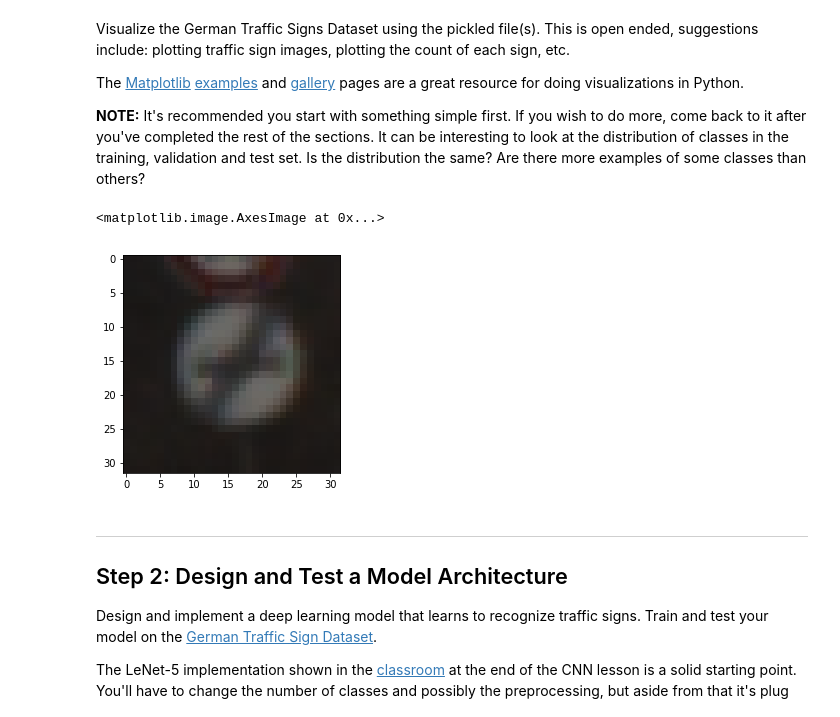
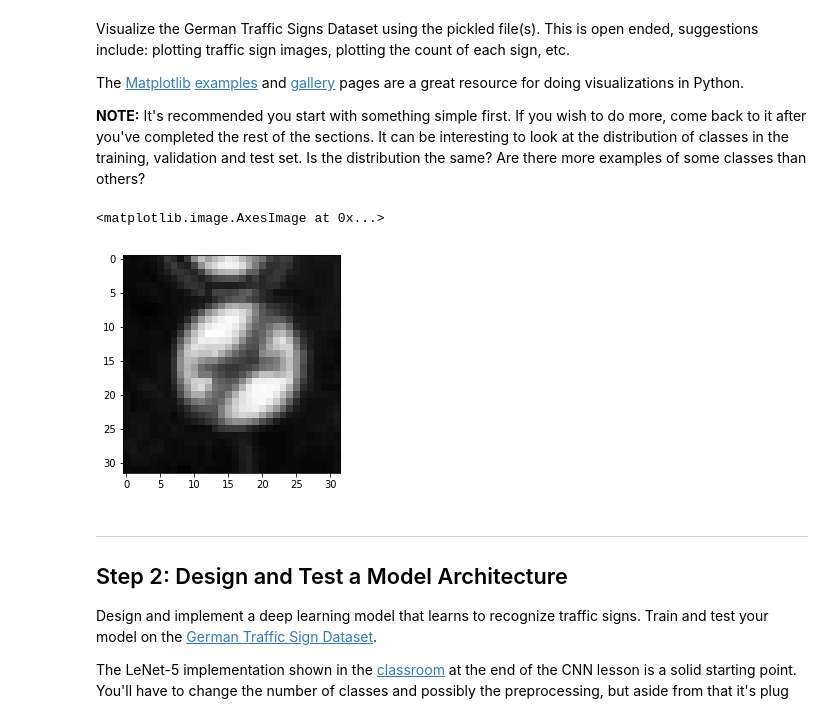
Before and after one commit to ananevans/CarND-Traffic-Sign-Classifier-Project, a Jupyter notebook: Traffic_Sign_Classifier.ipynb, the cells around one changed output. Drawn from its saved outputs; the diff is of its cells as text; code cells hidden in the pictures.

```diff
--- a/Traffic_Sign_Classifier.ipynb
+++ b/Traffic_Sign_Classifier.ipynb
@@ -21,0 +118,13 @@ The [rubric](https://review.udacity.com/#!/rubrics/481/view) contains "Stand Out
+# %%
+validation_file = 'traffic-signs-data/valid.p'
+with open(validation_file, mode='rb') as f:
+    valid = pickle.load(f)
+
+X_valid, y_valid = valid['features'], valid['labels']
+
+print(X_valid.shape, y_valid.shape)
+
+with open('traffic-signs-data/gray-valid.p', mode = 'wb') as f:
+    pickle.dump({'features': grayscale(X_valid), 'labels': y_valid}, f)
+
+print((grayscale(X_valid)).shape, y_valid.shape)
@@ -22,12 +134,17 @@ The [rubric](https://review.udacity.com/#!/rubrics/481/view) contains "Stand Out
+# %%
+testing_file = 'traffic-signs-data/test.p'
+with open(testing_file, mode='rb') as f:
+    test = pickle.load(f)
+X_test, y_test = test['features'], test['labels']
+with open('traffic-signs-data/gray-test.p', mode = 'wb') as f:
+    pickle.dump({'features': grayscale(X_test), 'labels': y_test}, f)
 # %%
 # Load pickled data
 import pickle
 
-# TODO: Fill this in based on where you saved the training and testing data
-
-training_file = 'traffic-signs-data/train.p'
-validation_file = 'traffic-signs-data/valid.p'
-testing_file = 'traffic-signs-data/test.p'
+training_file = 'traffic-signs-data/augmented-train.p'
+validation_file = 'traffic-signs-data/gray-valid.p'
+testing_file = 'traffic-signs-data/gray-test.p'
 
 with open(training_file, mode='rb') as f:
     train = pickle.load(f)
@@ -39,6 +156,11 @@ with open(testing_file, mode='rb') as f:
 X_train, y_train = train['features'], train['labels']
 X_valid, y_valid = valid['features'], valid['labels']
 X_test, y_test = test['features'], test['labels']
+
+
+X_train = np.reshape(X_train, (X_train.shape[0],X_train.shape[1],X_train.shape[2], 1))
+X_valid = np.reshape(X_valid, (X_valid.shape[0],X_valid.shape[1],X_valid.shape[2], 1))
+X_test = np.reshape(X_test, (X_test.shape[0],X_test.shape[1],X_test.shape[2], 1))
 # %% [markdown]
 ---
 
@@ -93,14 +222,14 @@ The [Matplotlib](http://matplotlib.org/) [examples](http://matplotlib.org/exampl
 # %%
 ### Data exploration visualization code goes here.
 ### Feel free to use as many code cells as needed.
 import matplotlib.pyplot as plt
 # Visualizations will be shown in the notebook.
 %matplotlib inline
 
-plt.imshow(X_train[1])
+plt.imshow(X_train[1], cmap='gray')
 # %% [output]
 <matplotlib.image.AxesImage at 0x...>
-[figure, old version]
+[figure, new version]
 # %% [markdown]
 ----
 
```
Also changed, not shown: parts of 8 cells of this notebook.
